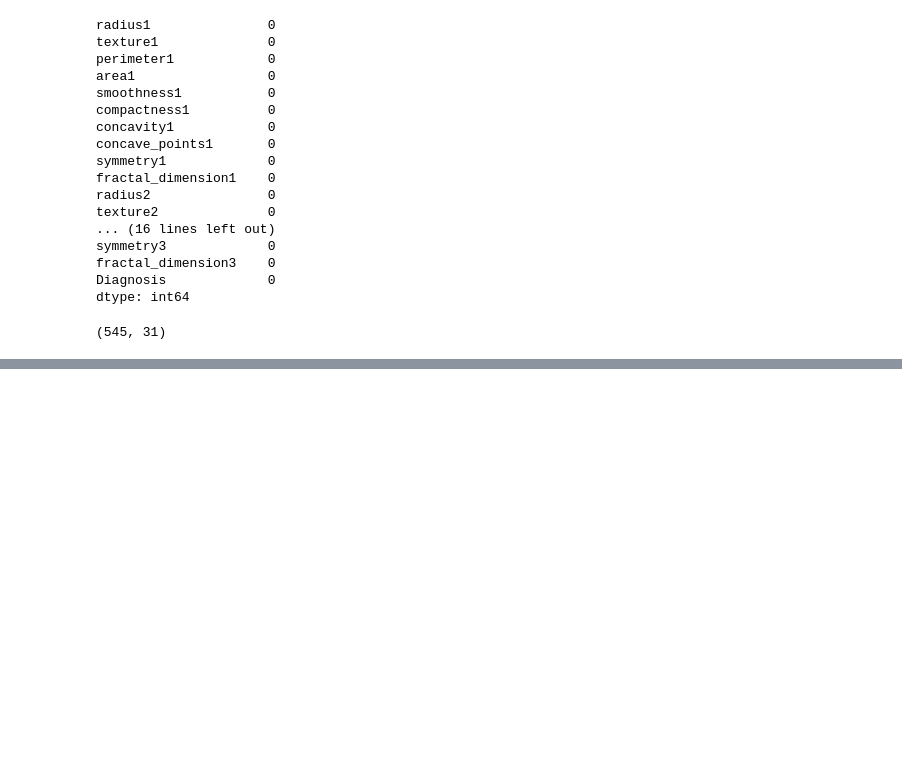
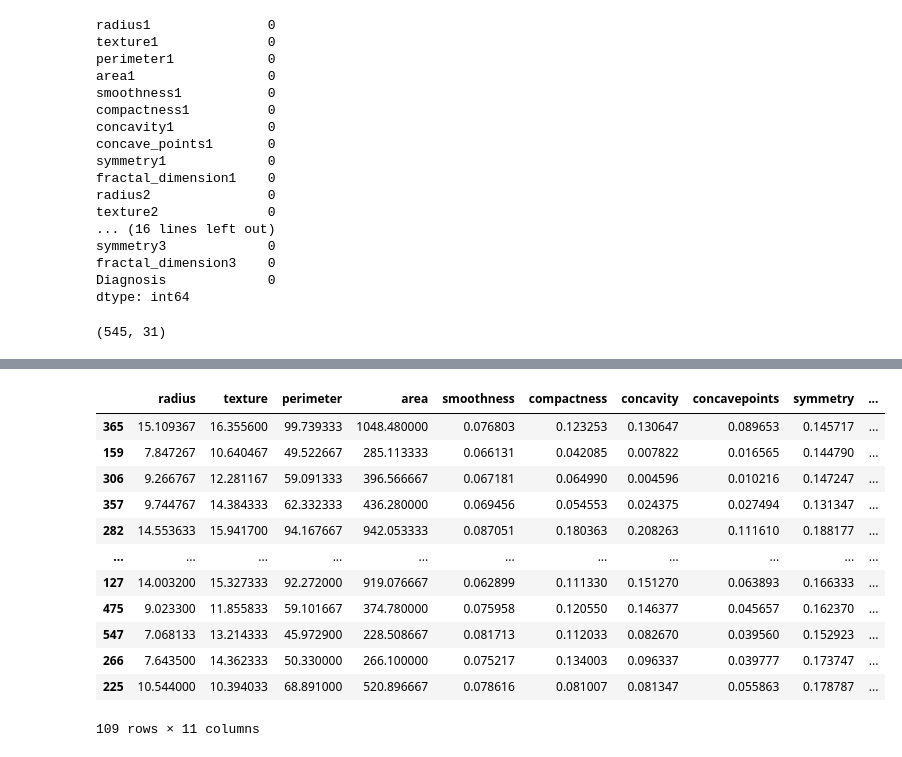
Before and after one commit to Niklauzi/Machine-Learning-Projects, a Jupyter notebook: Health Domain/Breast Cancer Wisconsin (Diagnostic)/Breast Cancer Wisconsin (Diagnostic).ipynb, the cells around one changed output, grey strips where cells are left out. Saved outputs shown, nothing was run; the diff lists cells and outputs as text; code cells hidden in the pictures; blank space fills up the shorter version.

```diff
--- a/Health Domain/Breast Cancer Wisconsin (Diagnostic)/Breast Cancer Wisconsin (Diagnostic).ipynb
+++ b/Health Domain/Breast Cancer Wisconsin (Diagnostic)/Breast Cancer Wisconsin (Diagnostic).ipynb
@@ -379,2 +385,18 @@ NameError: name 'df_cleanedl' is not defined
+# %%
+test_df
+# %% [output]
+|  | radius | texture | perimeter | area | smoothness | compactness | concavity | concavepoints | symmetry | ... |
+| 365 | 15.109367 | 16.355600 | 99.739333 | 1048.480000 | 0.076803 | 0.123253 | 0.130647 | 0.089653 | 0.145717 | ... |
+| 159 | 7.847267 | 10.640467 | 49.522667 | 285.113333 | 0.066131 | 0.042085 | 0.007822 | 0.016565 | 0.144790 | ... |
+| 306 | 9.266767 | 12.281167 | 59.091333 | 396.566667 | 0.067181 | 0.064990 | 0.004596 | 0.010216 | 0.147247 | ... |
+| 357 | 9.744767 | 14.384333 | 62.332333 | 436.280000 | 0.069456 | 0.054553 | 0.024375 | 0.027494 | 0.131347 | ... |
+| 282 | 14.553633 | 15.941700 | 94.167667 | 942.053333 | 0.087051 | 0.180363 | 0.208263 | 0.111610 | 0.188177 | ... |
+| ... | ... | ... | ... | ... | ... | ... | ... | ... | ... | ... |
+| 127 | 14.003200 | 15.327333 | 92.272000 | 919.076667 | 0.062899 | 0.111330 | 0.151270 | 0.063893 | 0.166333 | ... |
+| 475 | 9.023300 | 11.855833 | 59.101667 | 374.780000 | 0.075958 | 0.120550 | 0.146377 | 0.045657 | 0.162370 | ... |
+| 547 | 7.068133 | 13.214333 | 45.972900 | 228.508667 | 0.081713 | 0.112033 | 0.082670 | 0.039560 | 0.152923 | ... |
+| 266 | 7.643500 | 14.362333 | 50.330000 | 266.100000 | 0.075217 | 0.134003 | 0.096337 | 0.039777 | 0.173747 | ... |
+| 225 | 10.544000 | 10.394033 | 68.891000 | 520.896667 | 0.078616 | 0.081007 | 0.081347 | 0.055863 | 0.178787 | ... |
+109 rows × 11 columns
 # %%
 # Separate features (X) and target (y) for training
```
Also changed, not shown: parts of 25 cells of this notebook.
